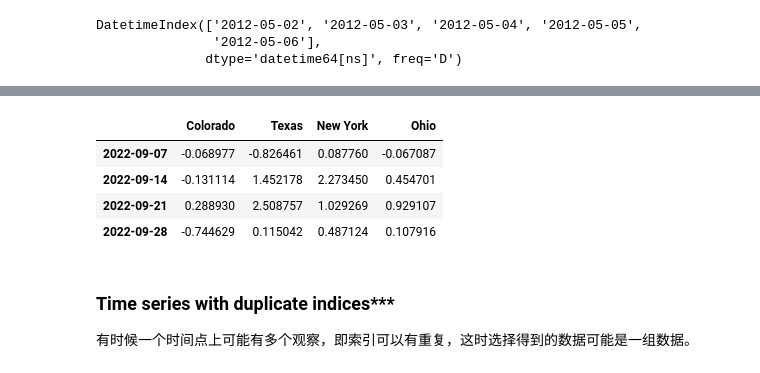
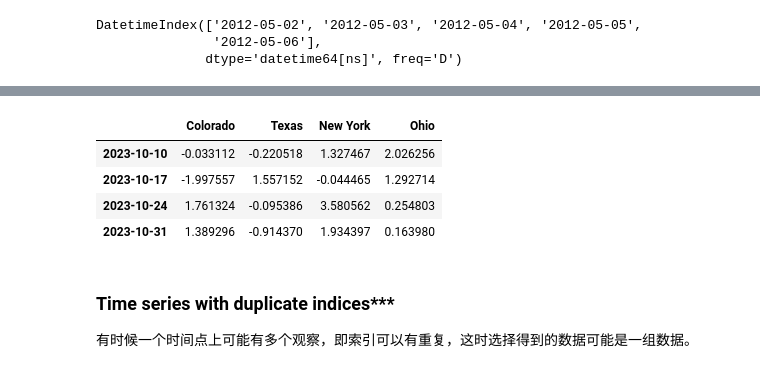
Before and after one commit to Luoxiaogan/Guide_to_financial_data_analysis, a Jupyter notebook: Guide_to_financial_data_analysis/Lectures/Lecture5/Lec05_ Time Series.ipynb, the cells around one changed output, grey strips where cells are left out. Cells and saved outputs as stored; diff of their text form; code cells hidden in the pictures.

```diff
--- a/Guide_to_financial_data_analysis/Lectures/Lecture5/Lec05_ Time Series.ipynb
+++ b/Guide_to_financial_data_analysis/Lectures/Lecture5/Lec05_ Time Series.ipynb
@@ -350,17 +380,17 @@ ts['1/7/2011':'1/12/2011']
 dtype: float64
 # %%
-dates = pd.date_range('9/1/2022', periods=100, freq='W-WED')
+dates = pd.date_range('10/10/2023', periods=100, freq='W-TUE')
 long_df = DataFrame(np.random.randn(100, 4),
                     index=dates,
                     columns=['Colorado', 'Texas', 'New York', 'Ohio'])
-long_df.loc['2022-9']
+long_df.loc['2023-10']
 # 修改时间，通过输出推测W-WED的含义
 # %% [output]
 |  | Colorado | Texas | New York | Ohio |
-| 2022-09-07 | -0.068977 | -0.826461 | 0.087760 | -0.067087 |
-| 2022-09-14 | -0.131114 | 1.452178 | 2.273450 | 0.454701 |
-| 2022-09-21 | 0.288930 | 2.508757 | 1.029269 | 0.929107 |
-| 2022-09-28 | -0.744629 | 0.115042 | 0.487124 | 0.107916 |
+| 2023-10-10 | -0.033112 | -0.220518 | 1.327467 | 2.026256 |
+| 2023-10-17 | -1.997557 | 1.557152 | -0.044465 | 1.292714 |
+| 2023-10-24 | 1.761324 | -0.095386 | 3.580562 | 0.254803 |
+| 2023-10-31 | 1.389296 | -0.914370 | 1.934397 | 0.163980 |
 # %% [markdown]
 ### Time series with duplicate indices***
 有时候一个时间点上可能有多个观察，即索引可以有重复，这时选择得到的数据可能是一组数据。
```
Also changed, not shown: parts of 59 cells of this notebook.
